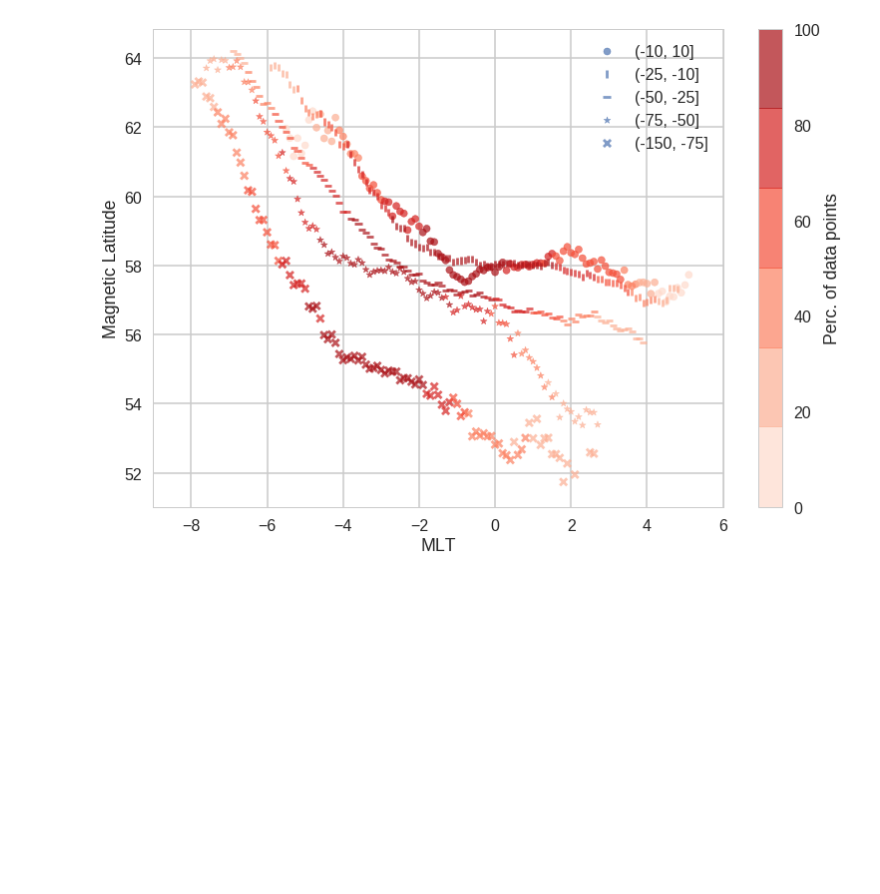
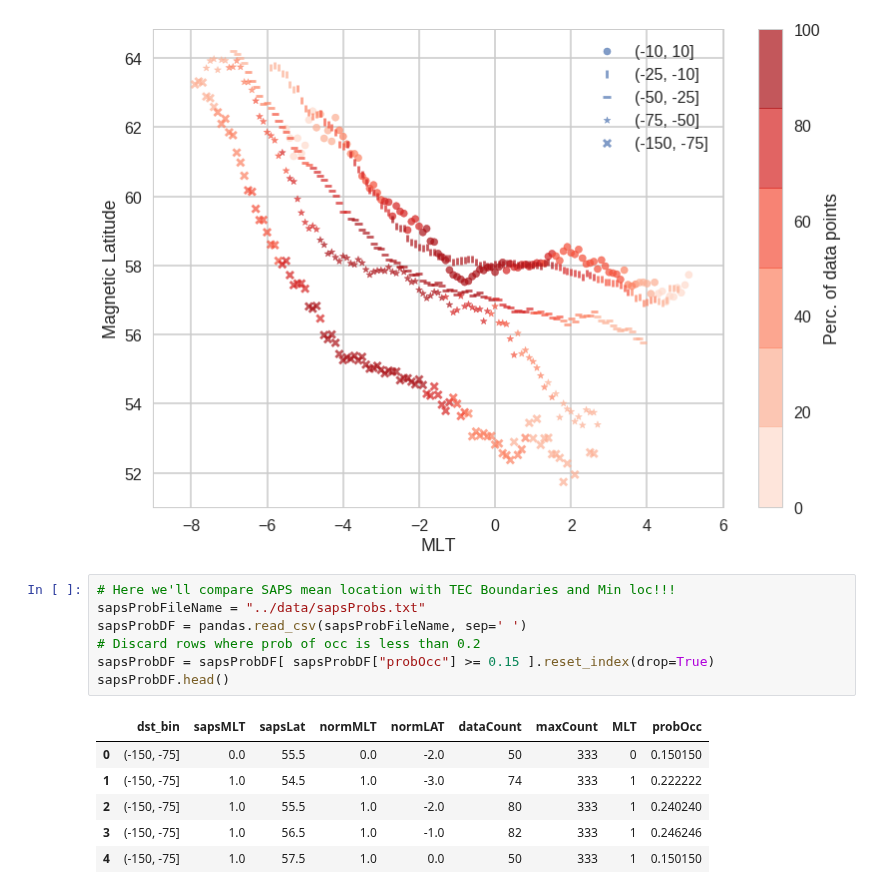
Before and after one commit to bharatreddy/tec-analysis, a Jupyter notebook: ipy/newTrgh.ipynb, the cells around one changed output. Drawn from its saved outputs; the diff is of its cells as text; blank space fills up the shorter version.

```diff
--- a/ipy/newTrgh.ipynb
+++ b/ipy/newTrgh.ipynb
@@ -684,3 +684,17 @@ plt.legend()
 plt.savefig("../fin-figs/trghPercOcc.pdf",bbox_inches='tight')
 # %% [output]
 [figure]
+# %%
+# Here we'll compare SAPS mean location with TEC Boundaries and Min loc!!!
+sapsProbFileName = "../data/sapsProbs.txt"
+sapsProbDF = pandas.read_csv(sapsProbFileName, sep=' ')
+# Discard rows where prob of occ is less than 0.2
+sapsProbDF = sapsProbDF[ sapsProbDF["probOcc"] >= 0.15 ].reset_index(drop=True)
+sapsProbDF.head()
+# %% [output]
+|  | dst_bin | sapsMLT | sapsLat | normMLT | normLAT | dataCount | maxCount | MLT | probOcc |
+| 0 | (-150, -75] | 0.0 | 55.5 | 0.0 | -2.0 | 50 | 333 | 0 | 0.150150 |
+| 1 | (-150, -75] | 1.0 | 54.5 | 1.0 | -3.0 | 74 | 333 | 1 | 0.222222 |
+| 2 | (-150, -75] | 1.0 | 55.5 | 1.0 | -2.0 | 80 | 333 | 1 | 0.240240 |
+| 3 | (-150, -75] | 1.0 | 56.5 | 1.0 | -1.0 | 82 | 333 | 1 | 0.246246 |
+| 4 | (-150, -75] | 1.0 | 57.5 | 1.0 | 0.0 | 50 | 333 | 1 | 0.150150 |
```
Also changed, not shown: parts of 3 cells of this notebook, 12 other files.
